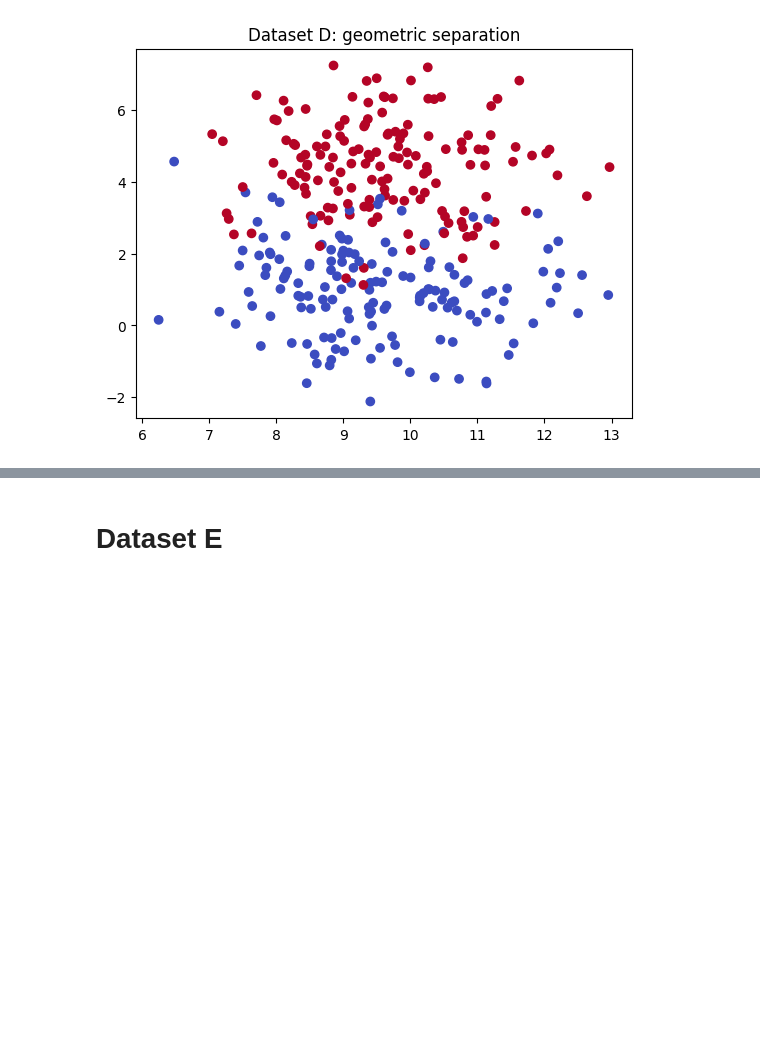
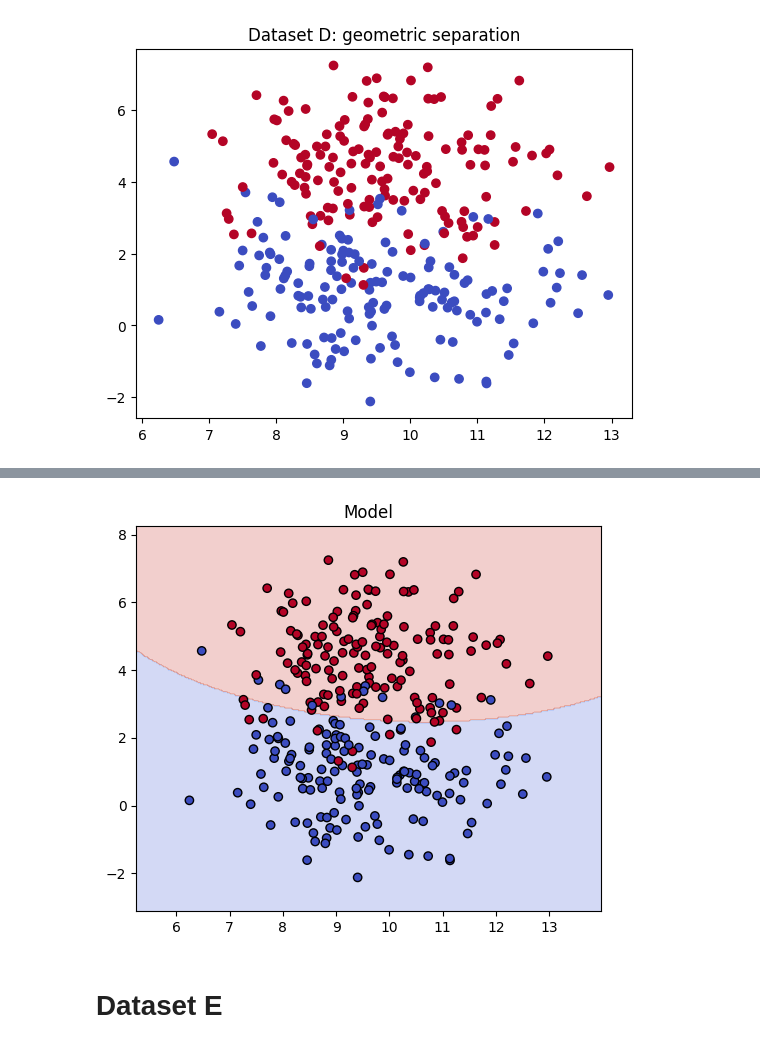
Before and after one commit to lbrodsky/machine_learning_geosciences, a Jupyter notebook: 03_ML_models/03_4_LAB_ML_assumption_algorithms.ipynb, the cells around one changed output, grey strips where cells are left out. Saved outputs shown, nothing was run; the diff lists cells and outputs as text; code cells hidden in the pictures; blank space fills up the shorter version.

```diff
--- a/03_ML_models/03_4_LAB_ML_assumption_algorithms.ipynb
+++ b/03_ML_models/03_4_LAB_ML_assumption_algorithms.ipynb
@@ -374,3 +397,8 @@ pass
+# %%
+# Plot
+plot_decision_boundary(svm, X, y, title="Model", resolution=300)
+# %% [output]
+[figure, added]
 # %%
 # plot decision boundary
 # %% [markdown]
```
Also changed, not shown: parts of 5 cells of this notebook.
